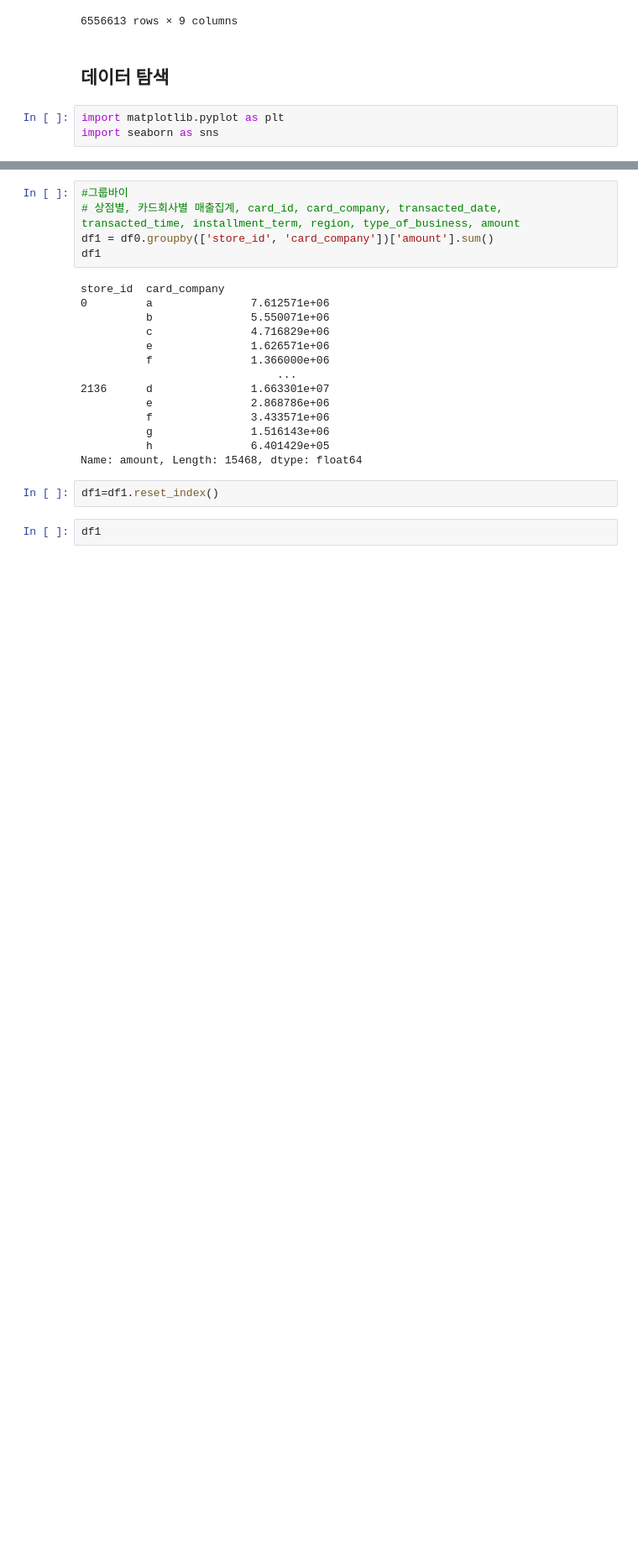
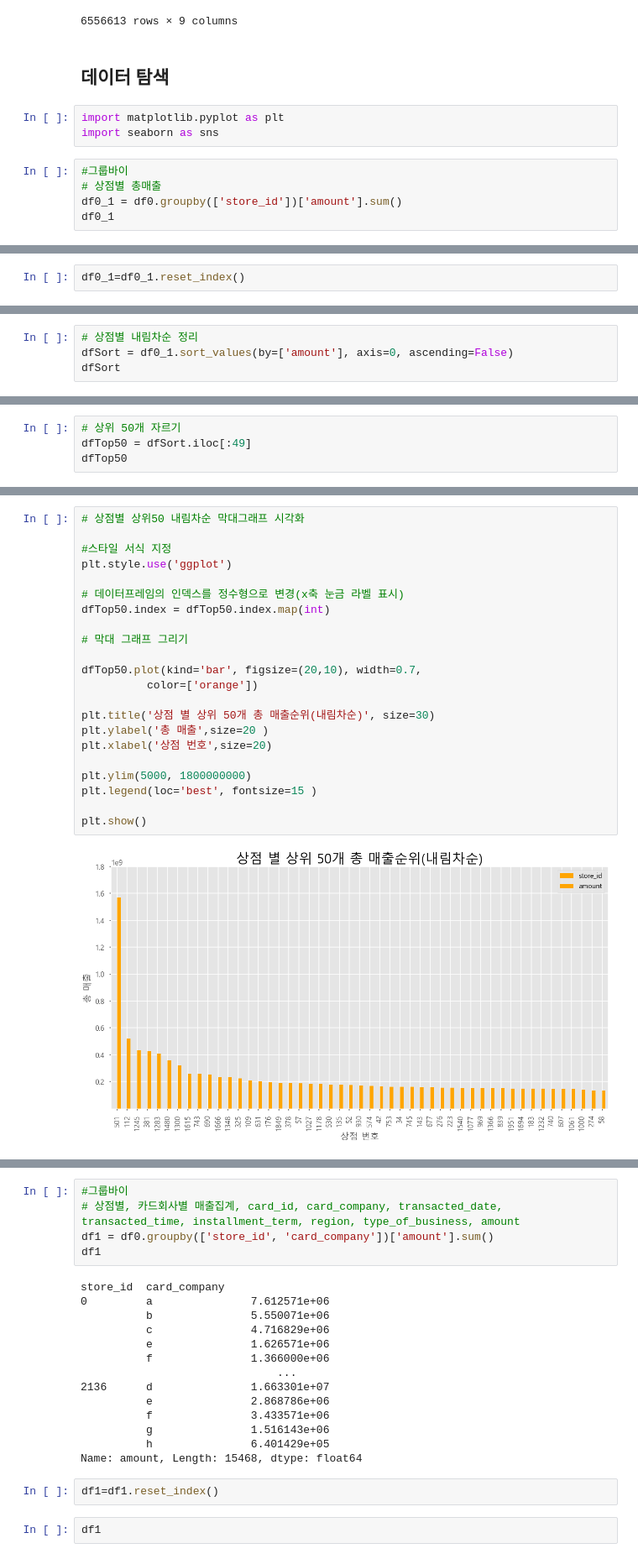
Before and after one commit to Areum120/DataAnalysis_Practice, a Jupyter notebook: funda_store_credit_card_revenu_prediction.ipynb, the cells around one changed output, grey strips where cells are left out. Shown at 84% size. Cells and saved outputs as stored; diff of their text form; blank space fills up the shorter version.

```diff
--- a/funda_store_credit_card_revenu_prediction.ipynb
+++ b/funda_store_credit_card_revenu_prediction.ipynb
@@ -211,3 +211,8 @@ df0
 # %%
 import matplotlib.pyplot as plt
 import seaborn as sns
+# %%
+#그룹바이
+# 상점별 총매출
+df0_1 = df0.groupby(['store_id'])['amount'].sum()
+df0_1
@@ -213,0 +233,2 @@ import seaborn as sns
+# %%
+df0_1=df0_1.reset_index()
@@ -213,0 +251,4 @@ import seaborn as sns
+# %%
+# 상점별 내림차순 정리
+dfSort = df0_1.sort_values(by=['amount'], axis=0, ascending=False)
+dfSort
@@ -213,0 +269,4 @@ import seaborn as sns
+# %%
+# 상위 50개 자르기
+dfTop50 = dfSort.iloc[:49]
+dfTop50
@@ -213,0 +291,24 @@ import seaborn as sns
+# %%
+# 상점별 상위50 내림차순 막대그래프 시각화
+
+#스타일 서식 지정
+plt.style.use('ggplot')
+
+# 데이터프레임의 인덱스를 정수형으로 변경(x축 눈금 라벨 표시)
+dfTop50.index = dfTop50.index.map(int)
+
+# 막대 그래프 그리기
+
+dfTop50.plot(kind='bar', figsize=(20,10), width=0.7,
+          color=['orange'])
+
+plt.title('상점 별 상위 50개 총 매출순위(내림차순)', size=30)
+plt.ylabel('총 매출',size=20 )
+plt.xlabel('상점 번호',size=20)
+
+plt.ylim(5000, 1800000000)
+plt.legend(loc='best', fontsize=15 )
+
+plt.show()
+# %% [output]
+[figure, added]
```
Also changed, not shown: parts of 55 cells of this notebook.
